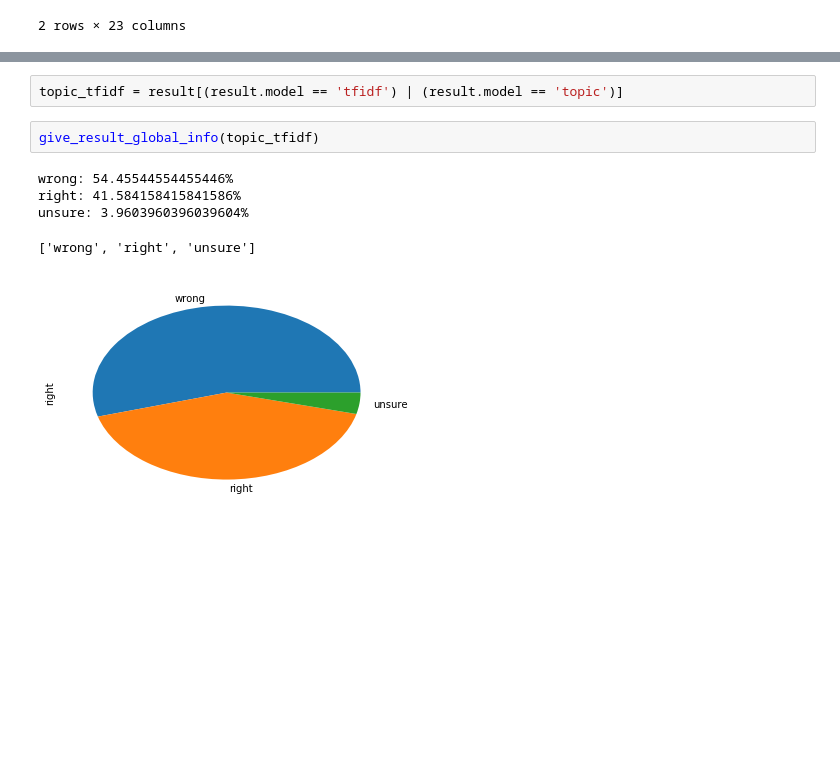
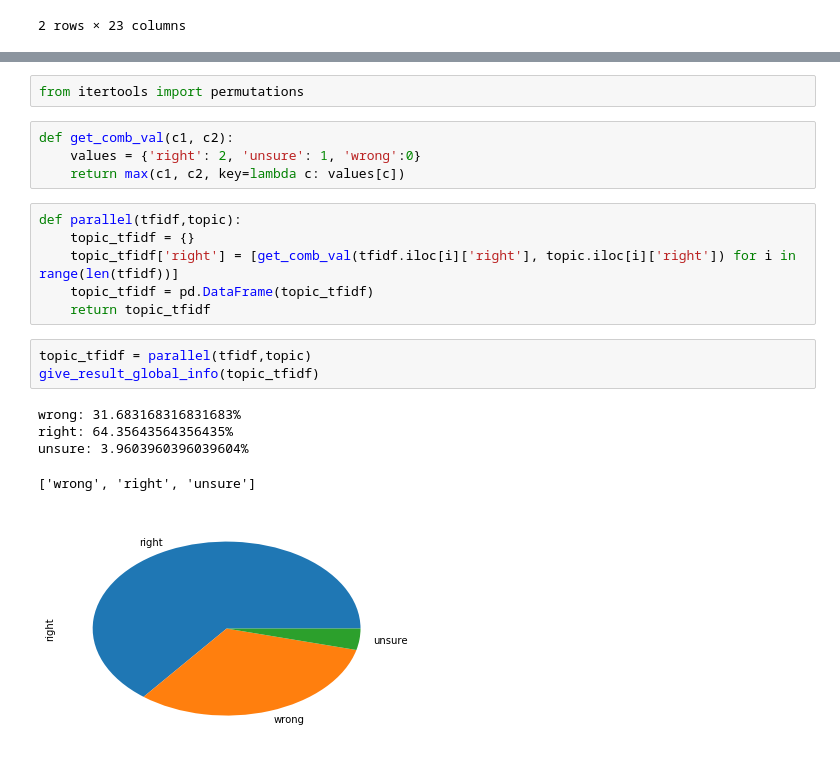
Before and after one commit to mrvgao/EvaluationPlateform, a Jupyter notebook: ResultAnalysis.ipynb, the cells around one changed output, grey strips where cells are left out. Drawn from its saved outputs; the diff is of its cells as text; blank space fills up the shorter version.

Commit message:
add comb analysis

```diff
--- a/ResultAnalysis.ipynb
+++ b/ResultAnalysis.ipynb
@@ -123,10 +125,21 @@ topic[topic['right'] == 'right'].sample(10)
-# %%
-topic_tfidf = result[(result.model == 'tfidf') | (result.model == 'topic')]
-# %%
-give_result_global_info(topic_tfidf)
-# %% [output]
-wrong: 54.45544554455446%
-right: 41.584158415841586%
-unsure: 3.9603960396039604%
-['wrong', 'right', 'unsure']
-[figure, removed]
+# %%
+from itertools import permutations
+# %%
+def get_comb_val(c1, c2):
+    values = {'right': 2, 'unsure': 1, 'wrong':0}
+    return max(c1, c2, key=lambda c: values[c])
+# %%
+def parallel(tfidf,topic):
+    topic_tfidf = {}
+    topic_tfidf['right'] = [get_comb_val(tfidf.iloc[i]['right'], topic.iloc[i]['right']) for i in range(len(tfidf))]
+    topic_tfidf = pd.DataFrame(topic_tfidf)
+    return topic_tfidf
+# %%
+topic_tfidf = parallel(tfidf,topic)
+give_result_global_info(topic_tfidf)
+# %% [output]
+wrong: 31.683168316831683%
+right: 64.35643564356435%
+unsure: 3.9603960396039604%
+['wrong', 'right', 'unsure']
+[figure, added]
```
Also changed, not shown: parts of 4 cells of this notebook.
